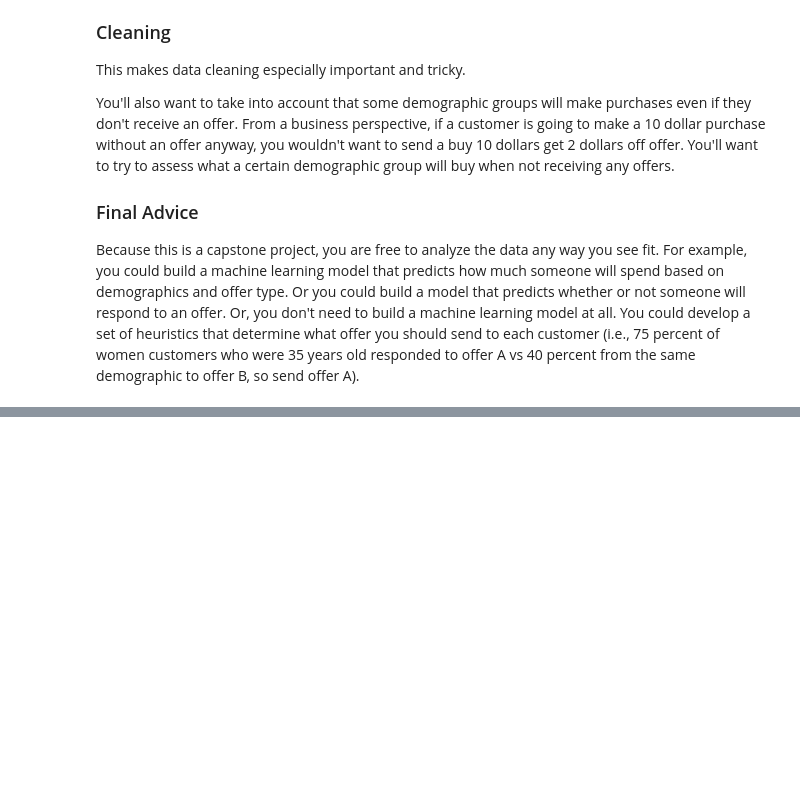
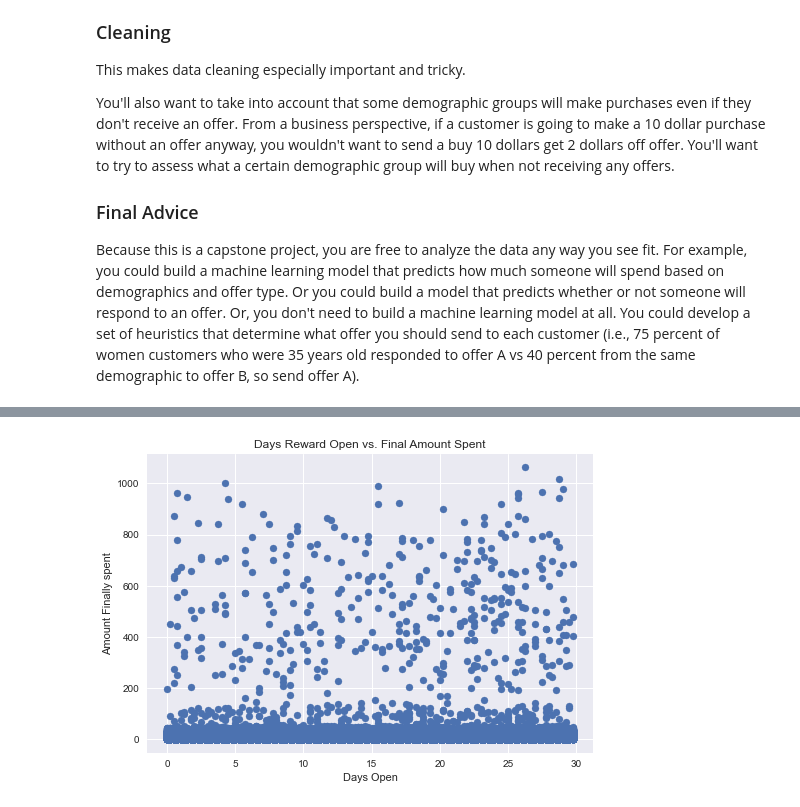
Before and after one commit to nifesimii/Starbucks_Customer_Segmentation, a Jupyter notebook: Starbucks_Capstone_notebook.ipynb, the cells around one changed output, grey strips where cells are left out. Cells and saved outputs as stored; diff of their text form; code cells hidden in the pictures; blank space fills up the shorter version.

```diff
--- a/Starbucks_Capstone_notebook.ipynb
+++ b/Starbucks_Capstone_notebook.ipynb
@@ -116,0 +512,5 @@ transcript
+# %%
+#changing the 'time' column to 'days'
+transcript['days'] = transcript['time']/24
+transcript.drop(columns = ['time'], inplace = True)
+transcript.info()
@@ -116,0 +533,23 @@ transcript
+# %%
+#Form two new DataFrame using the keys and values from the value column: transcript_offer and transcript_amount
+#Refer to this stack overflow article on how to extract the dictionary value from column in data-frame: https://stackoverflow.com/questions/35711059/extract-dictionary-value-from-column-in-data-frame
+
+#Initial seperation
+transcript['offer-or-amount'] = transcript['value'].apply(lambda x : list(x.keys())[0])
+transcript['id-or-amount'] = transcript['value'].apply(lambda x : list(x.values())[0])
+
+#Correcting for all instances 'offer id' to read 'offer_id' consisently
+trans_offer_dict = {'offer id': 'offer_id'}
+transcript['offer-or-amount'].replace(trans_offer_dict, inplace = True)
+
+#Making the transcript offer DataFrame
+transcript_offer = transcript[transcript['offer-or-amount'] == 'offer_id']
+transcript_offer.rename(columns = {'id-or-amount': 'offer_id'}, inplace = True)
+transcript_offer.drop(columns = ['event','value', 'offer-or-amount', 'transaction'], inplace = True)
+
+#Making the transcript amount DataFrame
+transcript_amount = transcript[transcript['offer-or-amount'] == 'amount']
+transcript_amount.rename(columns = {'id-or-amount':'amount'}, inplace = True)
+transcript_amount.drop(columns = ['event','value', 'offer-or-amount', 'offer_completed', 'offer_received', 'offer_viewed'], inplace = True)
+
+transcript_amount.head(10)
@@ -116,0 +604,9 @@ transcript
+# %%
+#Visualizing the days spent vs anount spent in a scatter plot
+plt.scatter(data = transcript_amount, x = 'days', y = 'amount');
+plt.title('Days Reward Open vs. Final Amount Spent');
+plt.xlabel('Days Open');
+plt.ylabel('Amount Finally spent');
+plt.style.use('seaborn');
+# %% [output]
+[figure, added]
```
Also changed, not shown: parts of 67 cells of this notebook.
